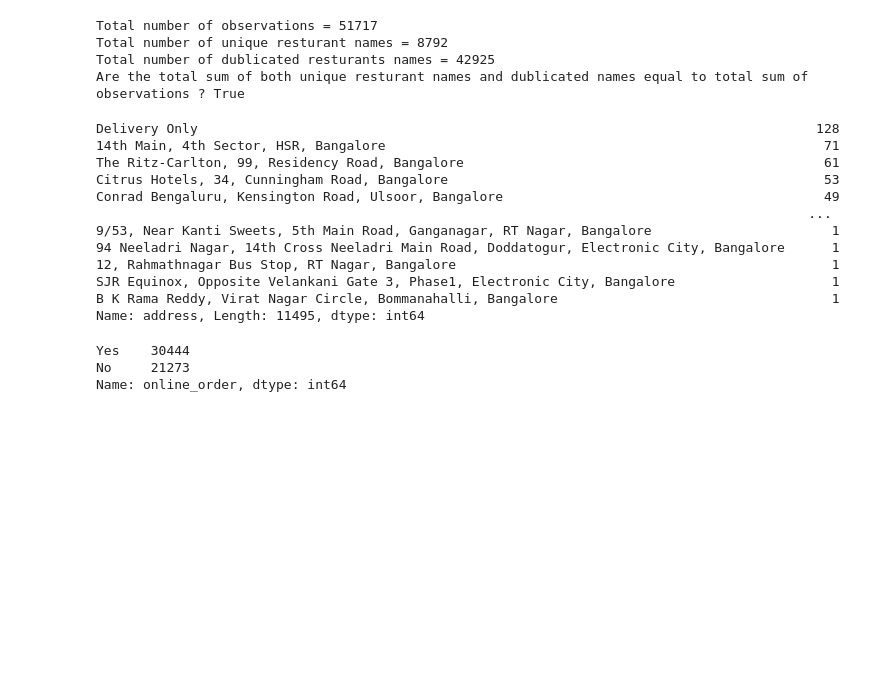
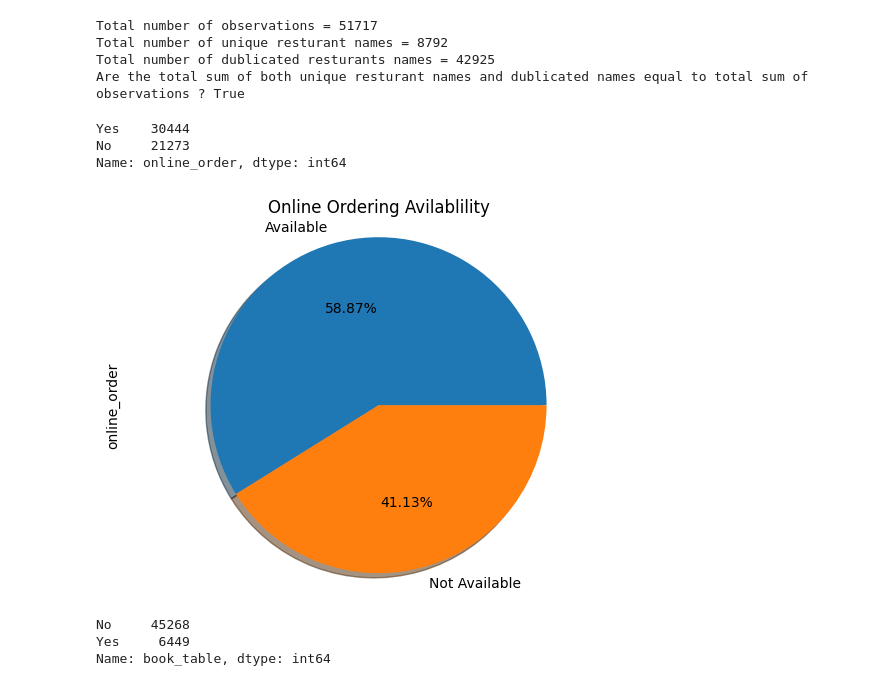
Before and after one commit to RamyGendy/Prediction-Resturants-Success, a Jupyter notebook: predict-restaurant-success.ipynb, the cells around one changed output. Drawn from its saved outputs; the diff is of its cells as text; code cells hidden in the pictures; blank space fills up the shorter version.

Commit message:
Kaggle Notebook | Predict-Restaurant-Success | Version 6

```diff
--- a/predict-restaurant-success.ipynb
+++ b/predict-restaurant-success.ipynb
@@ -180,25 +182,23 @@ Total number of observations = 51717
 Total number of unique resturant names = 8792
 Total number of dublicated resturants names = 42925
 Are the total sum of both unique resturant names and dublicated names equal to total sum of observations ? True
-# %%
-# exploring features: Restaurant address
-df.address.value_counts()
-# %% [output]
-Delivery Only                                                                               128
-14th Main, 4th Sector, HSR, Bangalore                                                        71
-The Ritz-Carlton, 99, Residency Road, Bangalore                                              61
-Citrus Hotels, 34, Cunningham Road, Bangalore                                                53
-Conrad Bengaluru, Kensington Road, Ulsoor, Bangalore                                         49
-                                                                                           ...
-9/53, Near Kanti Sweets, 5th Main Road, Ganganagar, RT Nagar, Bangalore                       1
-94 Neeladri Nagar, 14th Cross Neeladri Main Road, Doddatogur, Electronic City, Bangalore      1
-12, Rahmathnagar Bus Stop, RT Nagar, Bangalore                                                1
-SJR Equinox, Opposite Velankani Gate 3, Phase1, Electronic City, Bangalore                    1
-B K Rama Reddy, Virat Nagar Circle, Bommanahalli, Bangalore                                   1
-Name: address, Length: 11495, dtype: int64
 # %%
 df.online_order.value_counts()
 # %% [output]
 Yes    30444
 No     21273
 Name: online_order, dtype: int64
+# %%
+# Exploring features: online_order
+df.online_order.value_counts().plot(kind='pie',labels= ['Available', 'Not Available'],  shadow=True, autopct='%1.2f%%')
+plt.title('Online Ordering Avilablility')
+plt.axis('equal')
+plt.show();
+# %% [output]
+[figure, added]
+# %%
+df.book_table.value_counts()
+# %% [output]
+No     45268
+Yes     6449
+Name: book_table, dtype: int64
```
Also changed, not shown: parts of 9 cells of this notebook.
